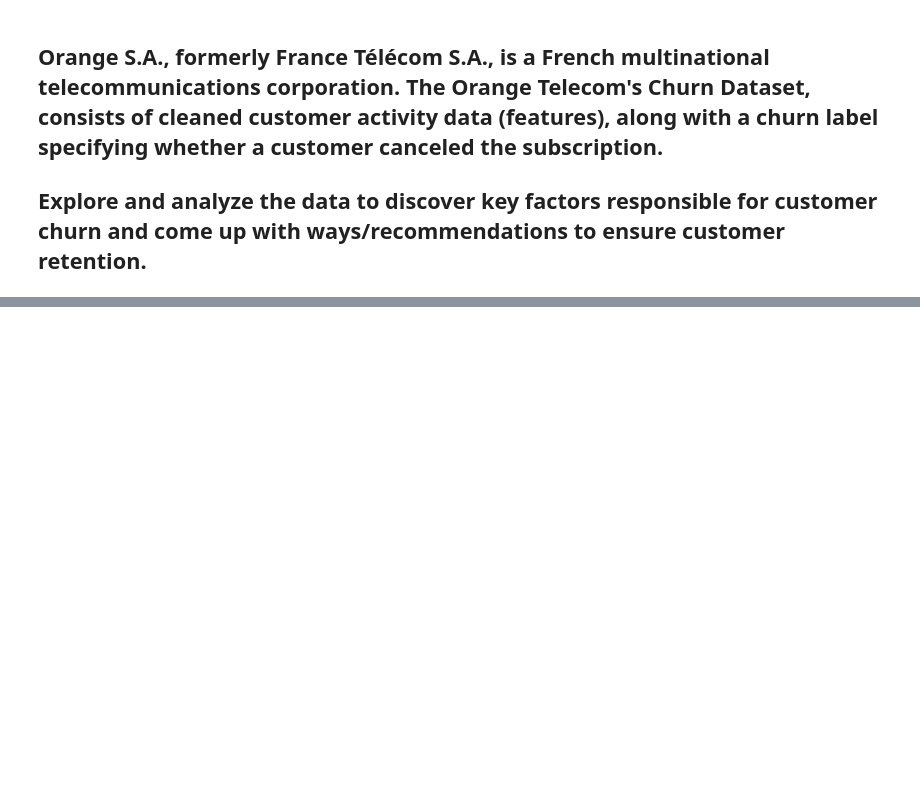
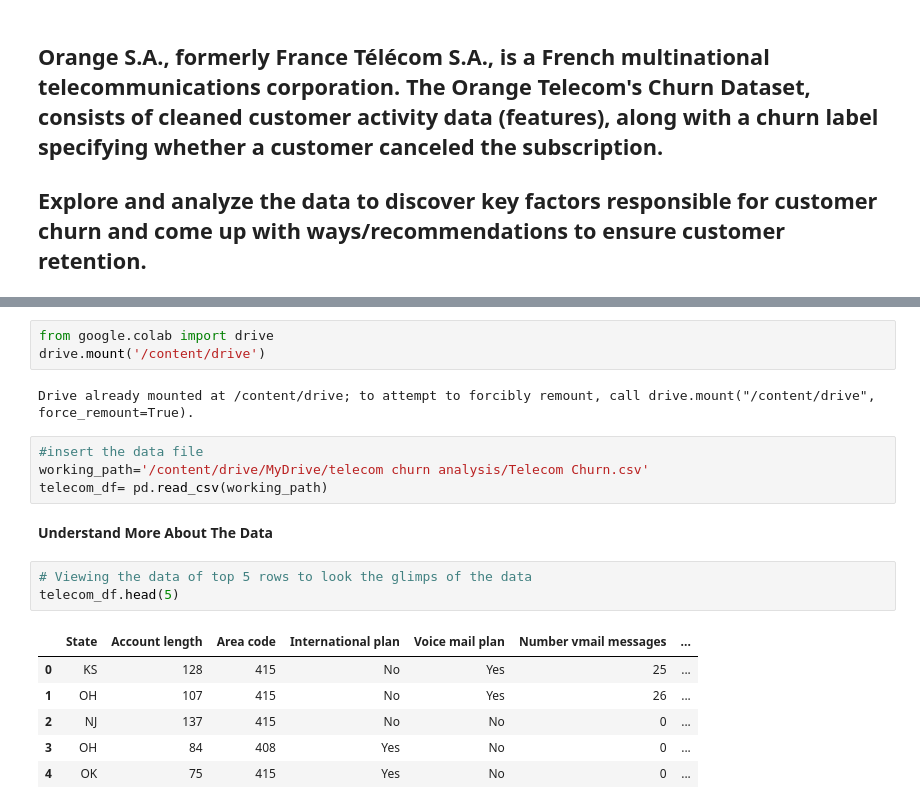
Before and after one commit to Saurabh230295/Telecom-Churn, a Jupyter notebook: Telecom_Churn_Analysis_Capstone_Project.ipynb, the cells around one changed output, grey strips where cells are left out. Drawn from its saved outputs; the diff is of its cells as text; blank space fills up the shorter version.

```diff
--- a/Telecom_Churn_Analysis_Capstone_Project.ipynb
+++ b/Telecom_Churn_Analysis_Capstone_Project.ipynb
@@ -10,0 +15,21 @@
+# %%
+from google.colab import drive
+drive.mount('/content/drive')
+# %% [output]
+Drive already mounted at /content/drive; to attempt to forcibly remount, call drive.mount("/content/drive", force_remount=True).
+# %%
+#insert the data file
+working_path='/content/drive/MyDrive/telecom churn analysis/Telecom Churn.csv'
+telecom_df= pd.read_csv(working_path)
+# %% [markdown]
+**Understand More About The Data**
+# %%
+# Viewing the data of top 5 rows to look the glimps of the data
+telecom_df.head(5)
+# %% [output]
+|  | State | Account length | Area code | International plan | Voice mail plan | Number vmail messages | ... |
+| 0 | KS | 128 | 415 | No | Yes | 25 | ... |
+| 1 | OH | 107 | 415 | No | Yes | 26 | ... |
+| 2 | NJ | 137 | 415 | No | No | 0 | ... |
+| 3 | OH | 84 | 408 | Yes | No | 0 | ... |
+| 4 | OK | 75 | 415 | Yes | No | 0 | ... |
```
Also changed, not shown: parts of 8 cells of this notebook.
